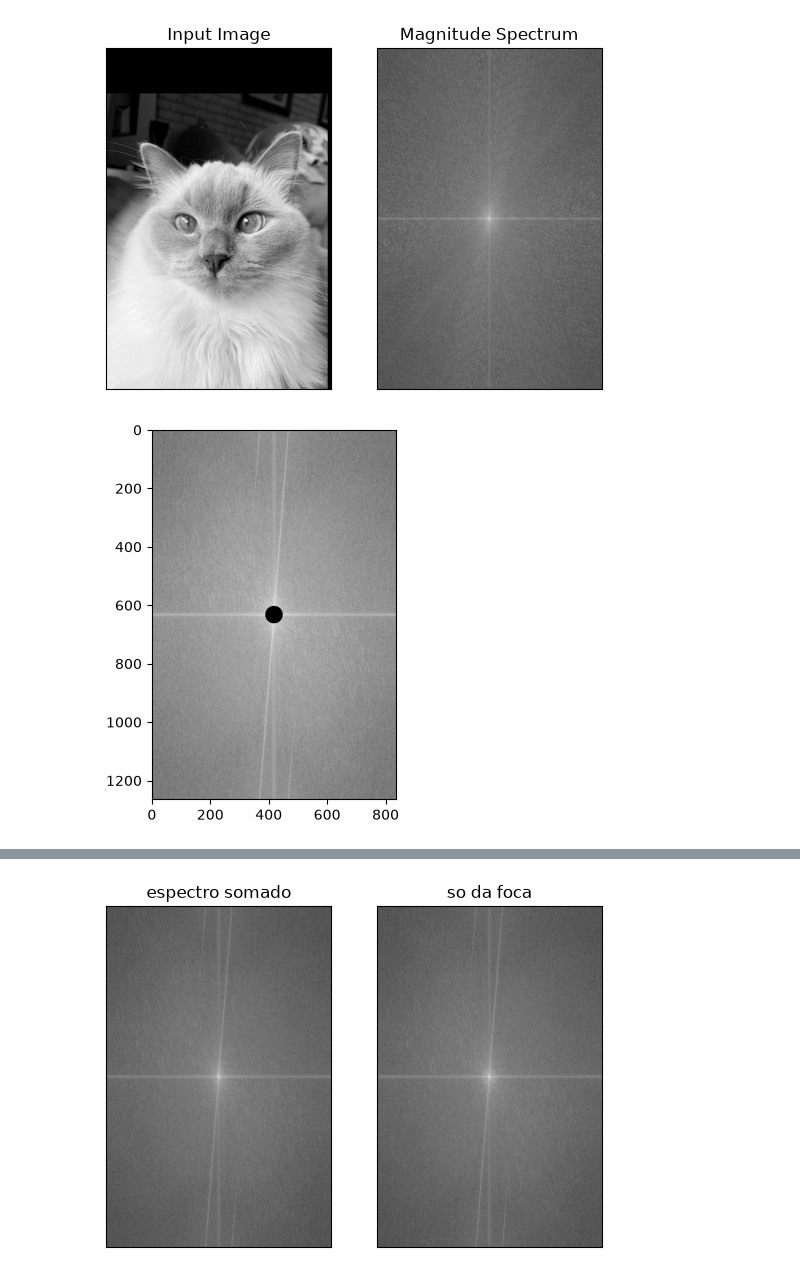
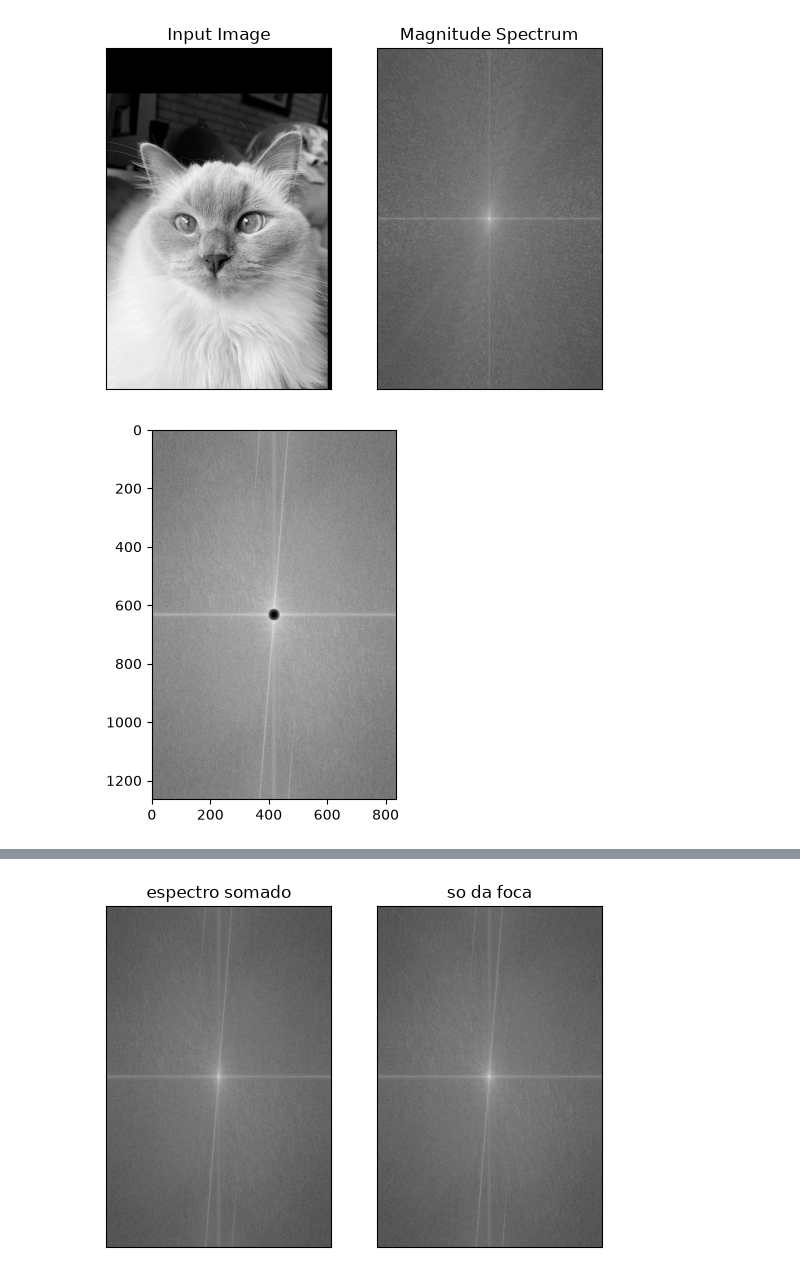
Before and after one commit to carolln/visao-26-2, a Jupyter notebook: tarefa-5/src/hybrid.ipynb, the cells around one changed output, grey strips where cells are left out. Cells and saved outputs as stored; diff of their text form; code cells hidden in the pictures.

```diff
--- a/tarefa-5/src/hybrid.ipynb
+++ b/tarefa-5/src/hybrid.ipynb
@@ -94,6 +94,8 @@ def place_notch_reject(Hmask, x, y, r = 10):
 
     iniciox = x - r
     inicioy = y - r
+
+    sigma = r / 2.0
 
     for i in range(0,2*r+1):
         for j in range (0,2*r+1):
@@ -104,7 +106,9 @@ def place_notch_reject(Hmask, x, y, r = 10):
                 continue
 
             if (np.sqrt((r - i)** 2 + (r - j)** 2) <= r):
-                Hmask[iniciox + i][inicioy + j] = 0.0
+            #    Hmask[iniciox + i][inicioy + j] = 0.0
+                dist = np.sqrt((r-1)**2 + (r-j)**2)
+                Hmask[iniciox + i][inicioy + j] *= (1.0 - np.exp(-(dist**2) / (2 * sigma**2)))
 
     iniciox -= 2 * (x - int(Hmask.shape[0]/2))
     inicioy -= 2 * (y - int(Hmask.shape[1]/2))
@@ -118,7 +122,9 @@ def place_notch_reject(Hmask, x, y, r = 10):
                     continue
 
                 if (np.sqrt((r - i)** 2 + (r - j)** 2) <= r):
-                    Hmask[iniciox + i][inicioy + j] = 0.0
+                #    Hmask[iniciox + i][inicioy + j] = 0.0
+                    dist = np.sqrt((r-i)**2 + (r-j)**2)
+                    Hmask[iniciox + i][inicioy + j] *= (1.0 - np.exp(-(dist**2) / (2 * sigma**2)))
 # %%
 def place_notch_reject_interactive(shape, Hmask, x, y, r = 10):
     x, y = y, x
@@ -165,14 +171,14 @@ Hmask = np.ones(img1.shape, dtype=np.float32)
 
 Hmask2 = np.zeros(img2.shape, dtype=np.float32)
 # %%
-Hmask = place_notch_reject_interactive(img1.shape, Hmask, 0,0, 30)
+Hmask = place_notch_reject_interactive(img1.shape, Hmask, 0,0, 20)
 
 
 plt.imshow(Hmask*magnitude_spectrum, cmap='gray')
 
-Hmask2 = np.where(Hmask == 1.0, 0.0, 1.0)
+Hmask2 = (1.0 - Hmask)
 # %% [output]
-[figure, old version]
+[figure, new version]
 # %%
 
 
```
Also changed, not shown: parts of 2 cells of this notebook.
